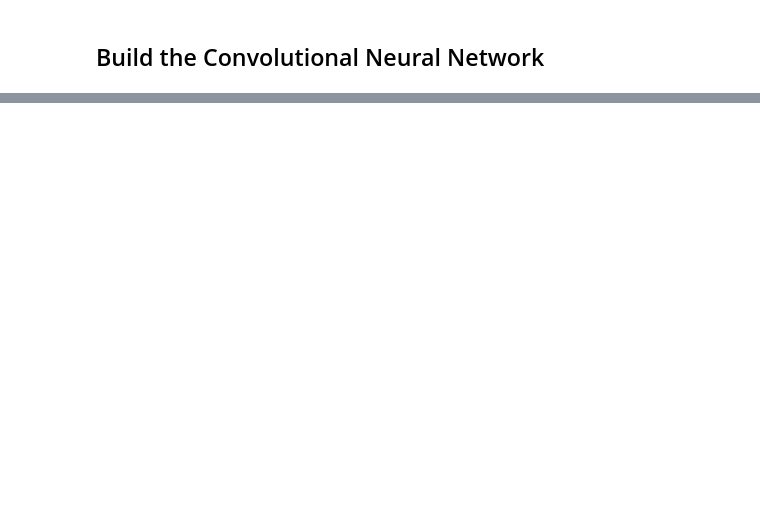
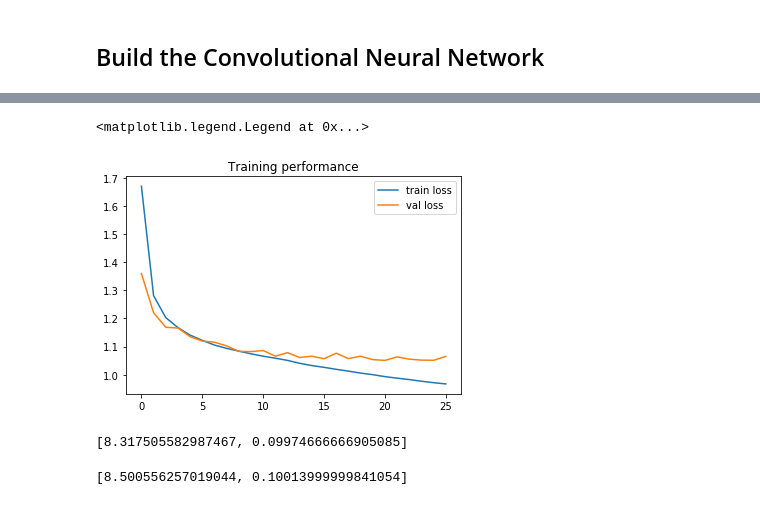
Before and after one commit to MohamedEsssam/Modulation-Recognition, a Jupyter notebook: Modulation_Recognition_CNN.ipynb, the cells around one changed output, grey strips where cells are left out. Saved outputs shown, nothing was run; the diff lists cells and outputs as text; code cells hidden in the pictures; blank space fills up the shorter version.

```diff
--- a/Modulation_Recognition_CNN.ipynb
+++ b/Modulation_Recognition_CNN.ipynb
@@ -46,7 +34,3 @@ integration_data = integrate.cumtrapz(raw_time_data, initial=0)
-# %%
-dataset = []
-for i in range(len(raw_time_data)):
-    dataset.append(np.vstack((raw_time_data[i], derivative1_data[i], integration_data[i])))
 # %%
 print("dataset size = %d" % len(dataset))
 print("number of features for each instance = %d" % len(dataset[0]))
@@ -58,10 +42,10 @@ number of elements in each feature = 128
 # %% [markdown]
 ## Split the data into 50% for training/validation and 50% for testing.
 # %%
-training_data, test_data, training_labels, test_labels = train_test_split(dataset, data_labels, test_size = 0.5)
+training_data, test_data, training_labels_snrs, test_labels_snr = train_test_split(dataset, data_labels, test_size = 0.5)
 
-training_labels = [label[0] for label in training_labels]
-test_labels = [label[0] for label in test_labels]
+training_labels = [label[0] for label in training_labels_snrs]
+test_labels = [label[0] for label in test_labels_snr]
 
 print("training data size: %d" % len(training_data))
 print("test data size: %d" % len(test_data))
@@ -98,13 +89,11 @@ array([0., 0., 0., 0., 0., 0., 0., 0., 0., 1.])
 # %%
 cnn_model = models.Sequential([
 
-    Reshape([1, 6, 128], input_shape = (6, 128)),
+    Reshape([1, 2, 128], input_shape = (2, 128)),
 
     Convolution2D(activation="relu", padding = 'same', data_format="channels_first", filters=64, kernel_size=(1, 3)),
 
     Convolution2D(activation="relu", padding = 'same', data_format="channels_first", filters=16, kernel_size=(2, 3)),
-
-    Dropout(0.5),
 
     Flatten(),
 
@@ -135,9 +126,9 @@ Trainable params: 1,580,698
 Non-trainable params: 0
 _________________________________________________________________
 # %%
-cnn_model.fit(training_data, training_labels, epochs=100,
-              batch_size=5120, validation_split= 0.01,
+fitting_progress = cnn_model.fit(training_data, training_labels, epochs=100,
+              batch_size=512, validation_split= 0.01,
               callbacks=[
-                  EarlyStopping(patience=3, monitor = 'val_loss', mode = 'min'),
-                  ModelCheckpoint("cnn-best-model-{epoch:02d}-{val_acc:.2f}.hdf5", monitor='val_loss', save_best_only=True, mode='min', period=1)
+                  EarlyStopping(patience=5, monitor = 'val_loss', mode = 'min'),
+                  ModelCheckpoint("cnn-best-model.hdf5", monitor='val_loss', save_best_only=True, mode='min', period=1)
               ])
@@ -143,0 +153,9 @@ cnn_model.fit(training_data, training_labels, epochs=100,
+# %%
+plt.figure()
+plt.title('Training performance')
+plt.plot(fitting_progress.epoch, fitting_progress.history['loss'], label='train loss')
+plt.plot(fitting_progress.epoch, fitting_progress.history['val_loss'], label='val loss')
+plt.legend()
+# %% [output]
+<matplotlib.legend.Legend at 0x...>
+[figure, added]
@@ -143,0 +164,10 @@ cnn_model.fit(training_data, training_labels, epochs=100,
+# %%
+score = cnn_best_model.evaluate(test_data, test_labels, verbose=0, batch_size=512)
+print(score)
+# %% [output]
+[8.317505582987467, 0.09974666666905085]
+# %%
+score = cnn_model.evaluate(test_data, test_labels, verbose=0, batch_size=512)
+print(score)
+# %% [output]
+[8.500556257019044, 0.10013999999841054]
```
Also changed, not shown: parts of 20 cells of this notebook, 1 other file.
